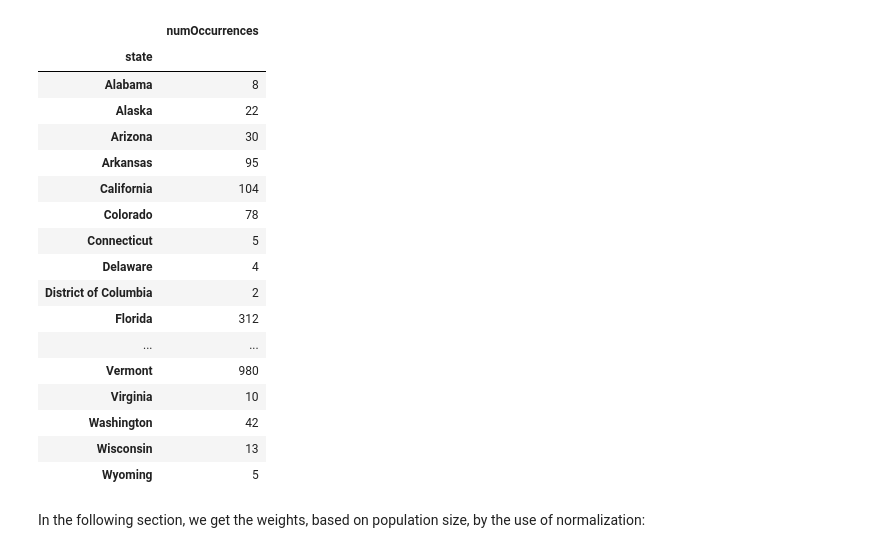
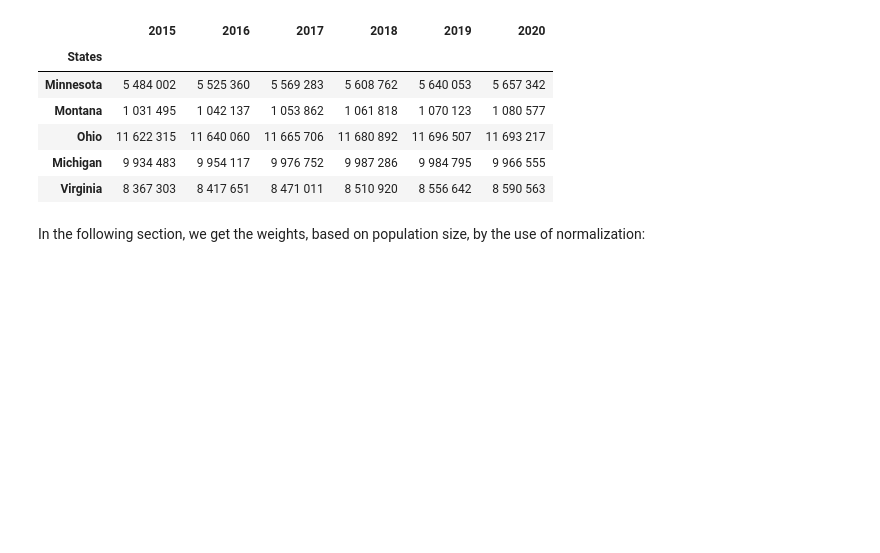
Before and after one commit to epfl-ada/ada-2021-project-ada_group_project, a Jupyter notebook: Weighted_analysis.ipynb, the cells around one changed output. Cells and saved outputs as stored; diff of their text form; code cells hidden in the pictures; blank space fills up the shorter version.

```diff
--- a/Weighted_analysis.ipynb
+++ b/Weighted_analysis.ipynb
@@ -15,55 +15,46 @@ data_folder = './data/'
 
 #population size per state
 population_size_state=pd.read_csv(data_folder+"population_size_state.csv", sep=';')
-population_size_state.drop(['2015', '2016', '2017', '2018', '2019', '2020'], axis=1,inplace=True)
-population_size_state=population_size_state.rename(columns={'Unnamed: 0':'States','2015.1': '2015', '2016.1': '2016', '2017.1': '2017', '2018.1': '2018', '2019.1': '2019', '2020.1': '2020'})
-population_size_state=population_size_state.set_index(['States'])
+#population_size_state.drop(['2015', '2016', '2017', '2018', '2019', '2020'], axis=1,inplace=True)
+#population_size_state=population_size_state.rename(columns={'Unnamed: 0':'States', "2015.1": "2015", "2016.1": "2016", "2017.1": "2017", "2018.1": "2018", "2019.1": "2019", })
+#population_size_state=population_size_state.set_index(['States'])
 
 #area per state
 area_state=pd.read_csv(data_folder+"area_state.csv", sep=";")
 area_state=area_state.set_index(['State'])
 #quotations data for 2015
 merged2015=pd.read_csv(data_folder+"merged2015.csv", sep=";")
 merged2015=pd.DataFrame(merged2015.groupby("state")['numOccurrences'].sum())
 
 #quotations data for 2016
 merged2016=pd.read_csv(data_folder+"merged2016.csv", sep=";")
 merged2016=pd.DataFrame(merged2015.groupby("state")['numOccurrences'].sum())
 
 #quotations data for 2017
 merged2017=pd.read_csv(data_folder+"merged2017.csv", sep=";")
 merged2017=pd.DataFrame(merged2015.groupby("state")['numOccurrences'].sum())
 
 #quotations data for 2018
 merged2018=pd.read_csv(data_folder+"merged2018.csv", sep=";")
 merged2018=pd.DataFrame(merged2015.groupby("state")['numOccurrences'].sum())
 
 #quotations data for 2019
 merged2019=pd.read_csv(data_folder+"merged2019.csv", sep=";")
 merged2019=pd.DataFrame(merged2015.groupby("state")['numOccurrences'].sum())
 
 #quotations data for 2020
 merged2020=pd.read_csv(data_folder+"merged2020.csv", sep=";")
 merged2020=pd.DataFrame(merged2015.groupby("state")['numOccurrences'].sum())
+
+population_size_state
 # %% [output]
-|  | numOccurrences |
-| state |  |
-| Alabama | 8 |
-| Alaska | 22 |
-| Arizona | 30 |
-| Arkansas | 95 |
-| California | 104 |
-| Colorado | 78 |
-| Connecticut | 5 |
-| Delaware | 4 |
-| District of Columbia | 2 |
-| Florida | 312 |
-| ... | ... |
-| Vermont | 980 |
-| Virginia | 10 |
-| Washington | 42 |
-| Wisconsin | 13 |
-| Wyoming | 5 |
+|  | 2015 | 2016 | 2017 | 2018 | 2019 | 2020 |
+| States |  |  |  |  |  |  |
+| Minnesota | 5 484 002 | 5 525 360 | 5 569 283 | 5 608 762 | 5 640 053 | 5 657 342 |
+| Montana | 1 031 495 | 1 042 137 | 1 053 862 | 1 061 818 | 1 070 123 | 1 080 577 |
+| Ohio | 11 622 315 | 11 640 060 | 11 665 706 | 11 680 892 | 11 696 507 | 11 693 217 |
+| Michigan | 9 934 483 | 9 954 117 | 9 976 752 | 9 987 286 | 9 984 795 | 9 966 555 |
+| Virginia | 8 367 303 | 8 417 651 | 8 471 011 | 8 510 920 | 8 556 642 | 8 590 563 |
 # %% [markdown]
 In the following section, we get the weights, based on population size, by the use of normalization:
 # %%
```
Also changed, not shown: parts of 1 cell of this notebook.
